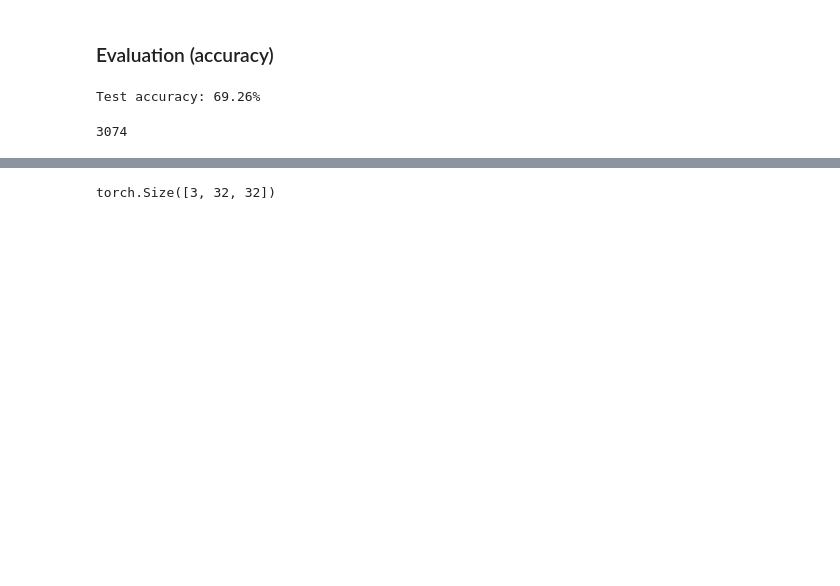
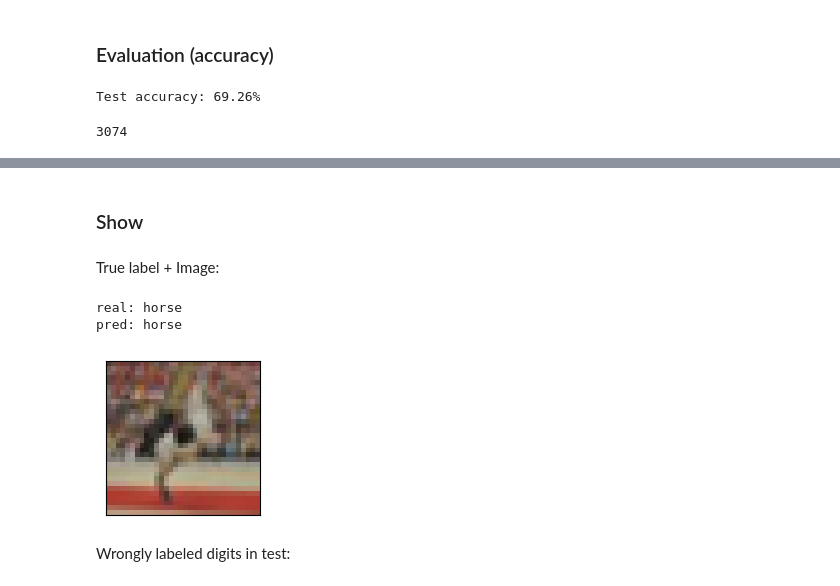
Before and after one commit to camiloakv/deep_dish, a Jupyter notebook: cnn_pytorch.ipynb, the cells around one changed output, grey strips where cells are left out. Drawn from its saved outputs; the diff is of its cells as text; code cells hidden in the pictures; blank space fills up the shorter version.

```diff
--- a/cnn_pytorch.ipynb
+++ b/cnn_pytorch.ipynb
@@ -293,4 +276,0 @@ with torch.no_grad():
-# %%
-test_images[0].shape
-# %% [output]
-torch.Size([3, 32, 32])
@@ -297 +282,16 @@ torch.Size([3, 32, 32])
+# %% [markdown]
+### Show
+# %% [markdown]
+True label + Image:
+# %%
+idx = 1
+print(f"real: {real[idx]}")
+print(f"pred: {pred[idx]}")
+utils.imshow(all_test_images[idx])
+# %% [output]
+real: horse
+pred: horse
+[figure, added]
+# %% [markdown]
+Wrongly labeled digits in test:
 # %%
```
Also changed, not shown: parts of 39 cells of this notebook, 2 other files.
